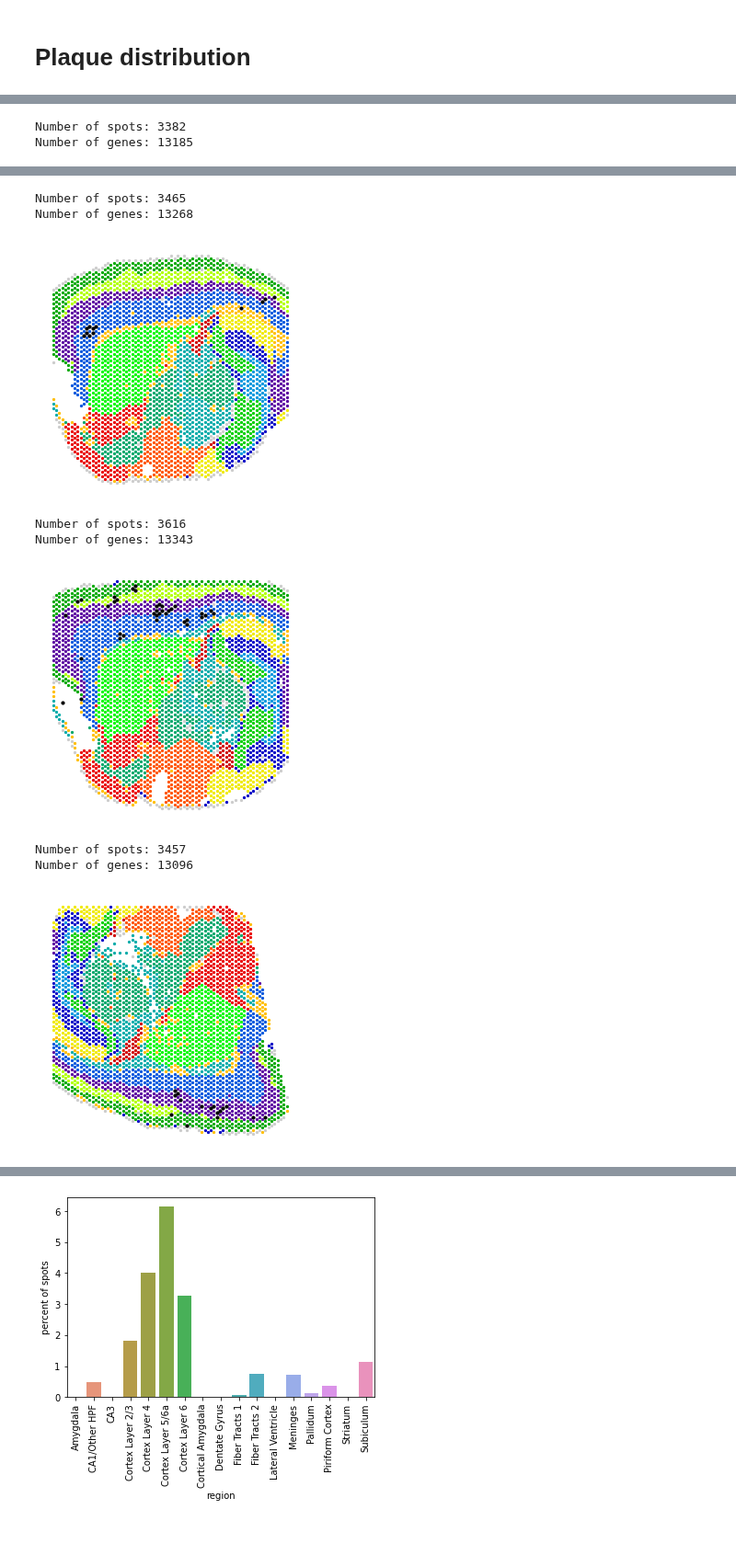
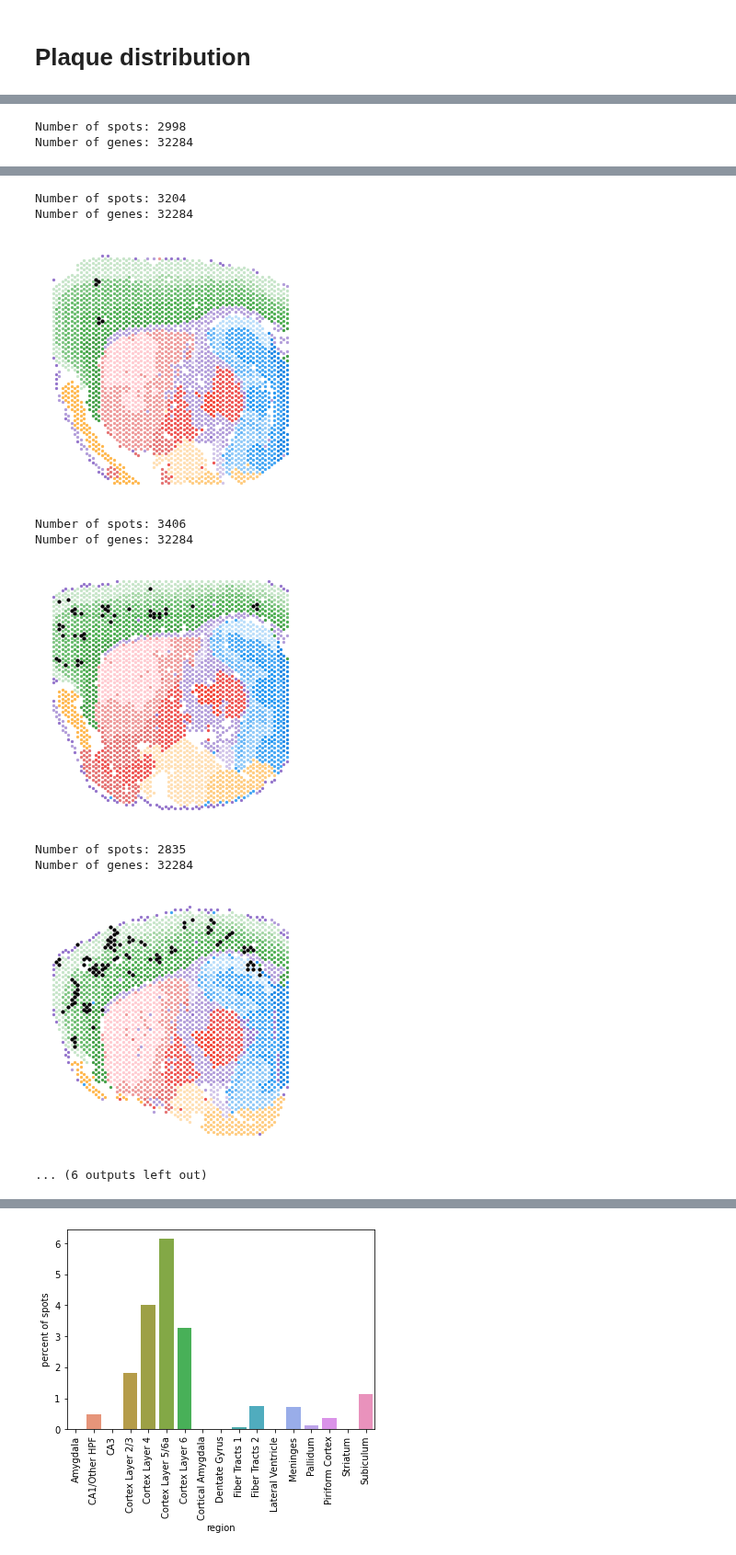
Before and after one commit to dmnburrows/spatial_transcriptomics, a Jupyter notebook: plaque_DE.ipynb, the cells around one changed output, grey strips where cells are left out. Shown at 92% size. Drawn from its saved outputs; the diff is of its cells as text; code cells hidden in the pictures.

```diff
--- a/plaque_DE.ipynb
+++ b/plaque_DE.ipynb
@@ -39,7 +39,7 @@ def run_(long_name, short_name):
     data_path = s_data + 'spatial_transcriptomics/plaques/' + long_name + '.json'
     coord_path = '/cndd2/agelber/hal/qc_aligned/' + short_name + '/outs/spatial/tissue_positions.csv'
     genes_path = '/cndd2/agelber/hal/qc_aligned/' + short_name + '/outs/filtered_feature_bc_matrix.h5'
-    meta = pd.read_csv('/cndd3/dburrows/DATA/spatial_transcriptomics/plaques/old/allspots_meta.csv') #OLD
+    meta = pd.read_csv('/home/AD/agelber/desp1/precast/prec_c25q25g3000/qc_cell_annotation.csv')
     meta_filt = meta[meta['sample'] == short_name]
 
     spot_df, gene_df = pf.sort_data(data_path, coord_path, genes_path,
@@ -160,0 +132,12 @@ col_v
+# %%
+#sort out names
+import glob
+import os
+os.chdir('/cndd3/dburrows/DATA/spatial_transcriptomics/plaques/')
+og = glob.glob('*.json')
+ID = [i.split('.')[0] for i in og]
+sub_ID=[]
+for x,i in enumerate(og):
+    if x != 5: sub_ID = np.append(sub_ID, i.split('_')[1][:-5])
+    else: sub_ID = np.append(sub_ID, i[:-5])
+ID, sub_ID
@@ -161,16 +156,21 @@ col_v
+# %%
+#Define colormap by clusters
+col_df = pd.read_csv('/cndd3/dburrows/DATA/spatial_transcriptomics/plaques/colors.csv')
+sort_clust = col_df['cluster_order'] #all clusters sorted
+sort_col = col_df['color']
 # %%
+
 #plot and save all samples
-for name in name_l:
-    spot_df, gene_df = run_(name)
+for y,name in enumerate(sub_ID):
+    spot_df, gene_df = run_(ID[y], sub_ID[y])
     clust_lab = spot_df['cluster'].values
-    reg_lab = np.asarray(spot_df.groupby('cluster').first()['anot'])
     xcoord, ycoord = spot_df['array_row'].values, spot_df['array_col'].values
     plq_bool = spot_df['plaque'].values == 1
 
 
     fig,ax = plt.subplots(figsize=(5,5))
-    for x in range(len(np.unique(clust_lab))):
-        plt.scatter(xcoord[np.where(clust_lab==x)[0]], ycoord[np.where(clust_lab==x)[0]], s=5, label = reg_lab[x], color = cmap(x+1), alpha=1)
+    for x in range(len(sort_clust)):
+        plt.scatter(xcoord[np.where(clust_lab==sort_clust[x])[0]], ycoord[np.where(clust_lab==sort_clust[x])[0]], s=5, label = sort_clust[x], color = sort_col[x], alpha=1)
     plt.scatter(xcoord[plq_bool], ycoord[plq_bool], s=10, c='k')
     #plt.legend(loc='center left', bbox_to_anchor=(1, 0.5), fontsize=12, markerscale=2)
 
@@ -183,6 +183,6 @@ for name in name_l:
     ax.yaxis.set_tick_params(labelleft=False)
     plt.tick_params(top=False, bottom=False, left=False, right=False, labelleft=False, labelbottom=False)
 
-    plt.savefig(s_fig + 'plaque-clusters-' + name + '.svg', transparent=True)
+    plt.savefig(s_fig + 'plaque-clusters-' + sub_ID[y] + '.svg', transparent=True)
     plt.show()
 # %% [output]
@@ -195,2 +195,2 @@ Number of genes: 12921
-Number of spots: 3382
-Number of genes: 13185
+Number of spots: 2998
+Number of genes: 32284
@@ -198,12 +198,13 @@ Number of genes: 13185
-Number of spots: 3465
-Number of genes: 13268
+Number of spots: 3204
+Number of genes: 32284
-[figure, old version]
+[figure, new version]
-Number of spots: 3616
-Number of genes: 13343
+Number of spots: 3406
+Number of genes: 32284
-[figure, old version]
+[figure, new version]
-Number of spots: 3457
-Number of genes: 13096
+Number of spots: 2835
+Number of genes: 32284
-[figure, old version]
+[figure, new version]
+... (6 outputs left out)
 # %%
 #Look at distribution of plaques across clusters
 #-----------------------------------------------
```
Also changed, not shown: parts of 18 cells of this notebook, 1 other file.
